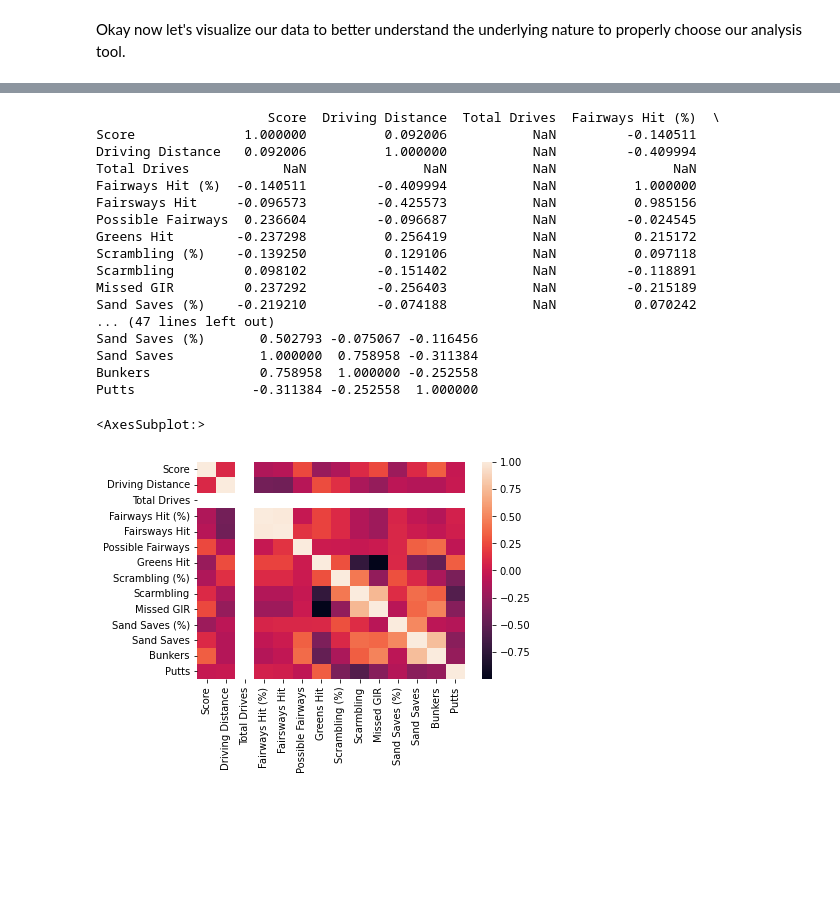
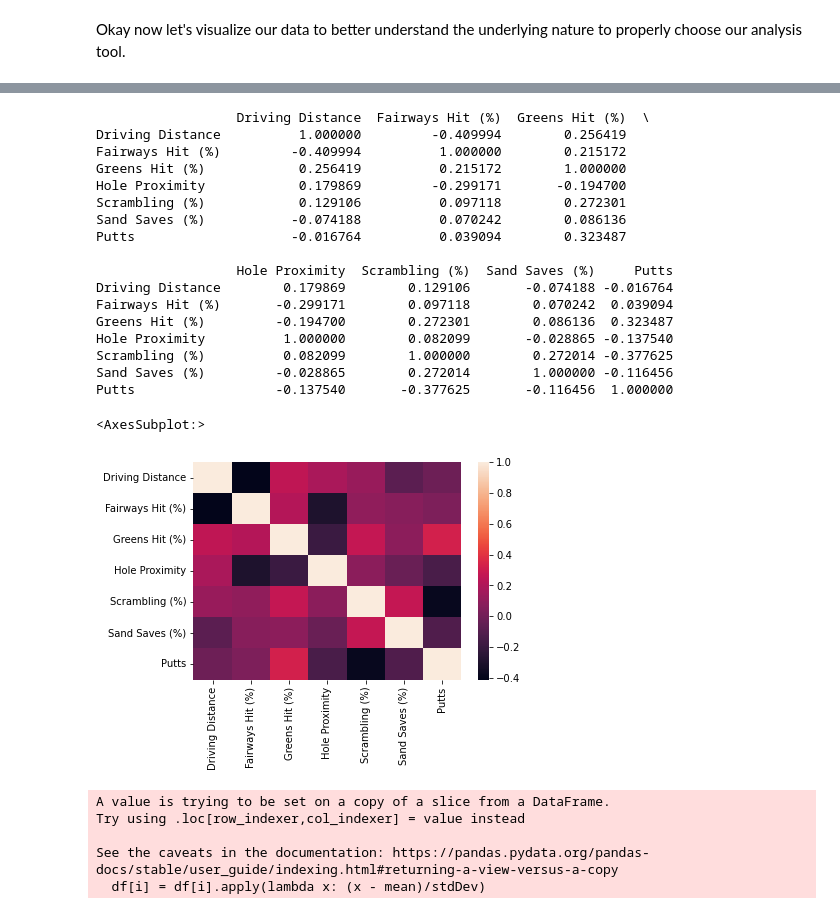
Before and after one commit to kMongru/pga-compensation-projections, a Jupyter notebook: notebooks/data_analysis.ipynb, the cells around one changed output, grey strips where cells are left out. Saved outputs shown, nothing was run; the diff lists cells and outputs as text; code cells hidden in the pictures; blank space fills up the shorter version.

```diff
--- a/notebooks/data_analysis.ipynb
+++ b/notebooks/data_analysis.ipynb
@@ -26,7 +27,7 @@ statsMap = {
     'POSSIBLE FAIRWAYS' : 'Possible Fairways'
   },
   "greens_in_regulation": {
-    '%' : 'Greens Hit'
+    '%' : 'Greens Hit (%)'
   },
      "proximity_to_the_hole": {
     'AVG' : 'Hole Proximity',
@@ -95,0 +84,14 @@ for i in aggratedData.columns:
+# %%
+#Drop the histograms that are not normally distributed and use only % to leverge CLT in my display
+subset = aggratedData[['Score','Driving Distance', 'Fairways Hit (%)', 'Greens Hit (%)', 'Hole Proximity', 'Scrambling (%)','Sand Saves (%)', 'Putts' ]]
+
+#format the hole proximity to a feet number (XX/' X")
+def format_feet(x: str) -> str:
+    # format 30' 5"
+    splitList = x.split("' ")
+    ft = float(splitList[0])
+    inch = float(splitList[1].replace('"', ''))
+    return ft + inch/12
+
+subset['Hole Proximity'] = subset['Hole Proximity'].apply(lambda x: format_feet(x))
+print_hist(subset)
@@ -96,24 +129,45 @@ for i in aggratedData.columns:
 # %%
 #look at the correlation
-print(aggratedData.corr())
-sns.heatmap(aggratedData.corr())
+#correlation for independant variables
+independentSubset = subset.loc[:, subset.columns != 'Score']
+
+print(independentSubset.corr())
+sns.heatmap(independentSubset.corr())
 # %% [output]
-                      Score  Driving Distance  Total Drives  Fairways Hit (%)  \
-Score              1.000000          0.092006           NaN         -0.140511
-Driving Distance   0.092006          1.000000           NaN         -0.409994
-Total Drives            NaN               NaN           NaN               NaN
-Fairways Hit (%)  -0.140511         -0.409994           NaN          1.000000
-Fairsways Hit     -0.096573         -0.425573           NaN          0.985156
-Possible Fairways  0.236604         -0.096687           NaN         -0.024545
-Greens Hit        -0.237298          0.256419           NaN          0.215172
-Scrambling (%)    -0.139250          0.129106           NaN          0.097118
-Scarmbling         0.098102         -0.151402           NaN         -0.118891
-Missed GIR         0.237292         -0.256403           NaN         -0.215189
-Sand Saves (%)    -0.219210         -0.074188           NaN          0.070242
-... (47 lines left out)
-Sand Saves (%)       0.502793 -0.075067 -0.116456
-Sand Saves           1.000000  0.758958 -0.311384
-Bunkers              0.758958  1.000000 -0.252558
-Putts               -0.311384 -0.252558  1.000000
+                  Driving Distance  Fairways Hit (%)  Greens Hit (%)  \
+Driving Distance          1.000000         -0.409994        0.256419
+Fairways Hit (%)         -0.409994          1.000000        0.215172
+Greens Hit (%)            0.256419          0.215172        1.000000
+Hole Proximity            0.179869         -0.299171       -0.194700
+Scrambling (%)            0.129106          0.097118        0.272301
+Sand Saves (%)           -0.074188          0.070242        0.086136
+Putts                    -0.016764          0.039094        0.323487
+
+                  Hole Proximity  Scrambling (%)  Sand Saves (%)     Putts
+Driving Distance        0.179869        0.129106       -0.074188 -0.016764
+Fairways Hit (%)       -0.299171        0.097118        0.070242  0.039094
+Greens Hit (%)         -0.194700        0.272301        0.086136  0.323487
+Hole Proximity          1.000000        0.082099       -0.028865 -0.137540
+Scrambling (%)          0.082099        1.000000        0.272014 -0.377625
+Sand Saves (%)         -0.028865        0.272014        1.000000 -0.116456
+Putts                  -0.137540       -0.377625       -0.116456  1.000000
 <AxesSubplot:>
-[figure, old version]
+[figure, new version]
+# %%
+#need to find the guildlines for correlation in linear regression features
+#since driving distance, hole proximity and putts are not percentages, lets scale the date to increase gradient decent performance
+#apply z-score averaging to scale data
+def scaling_helper(df: pd.DataFrame):
+    for i in df.columns:
+        stdDev = df[i].std()
+        mean = df[i].mean()
+
+        df[i] = df[i].apply(lambda x: (x - mean)/stdDev)
+
+scaling_helper(independentSubset)
+# %% [output]
+A value is trying to be set on a copy of a slice from a DataFrame.
+Try using .loc[row_indexer,col_indexer] = value instead
+
+See the caveats in the documentation: https://pandas.pydata.org/pandas-docs/stable/user_guide/indexing.html#returning-a-view-versus-a-copy
+  df[i] = df[i].apply(lambda x: (x - mean)/stdDev)
```
Also changed, not shown: parts of 14 cells of this notebook.
